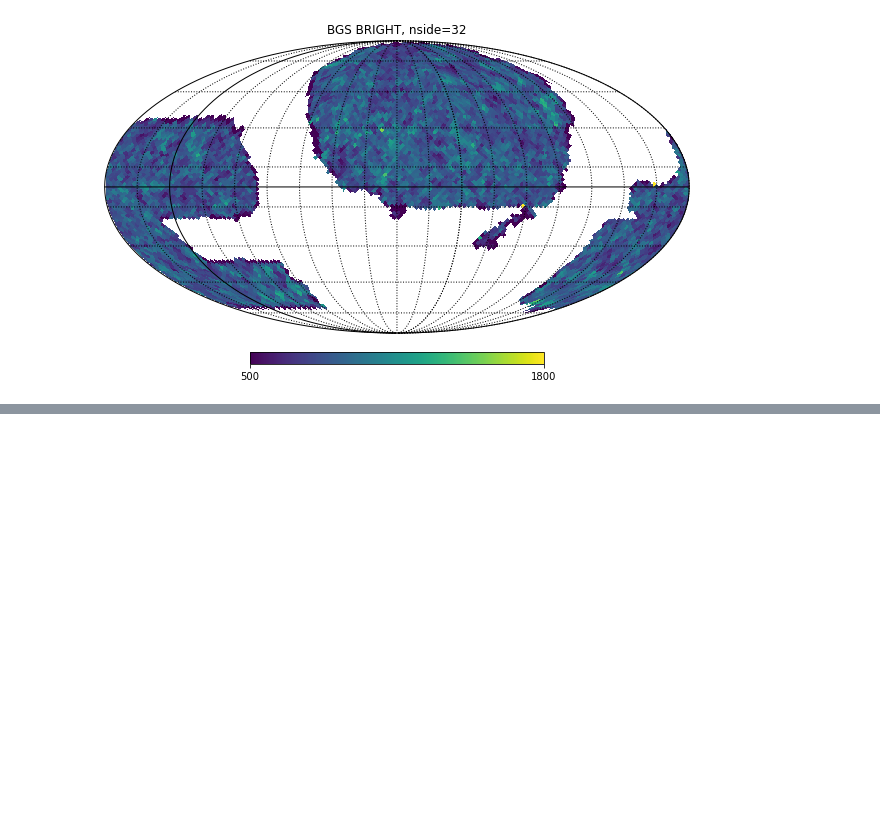
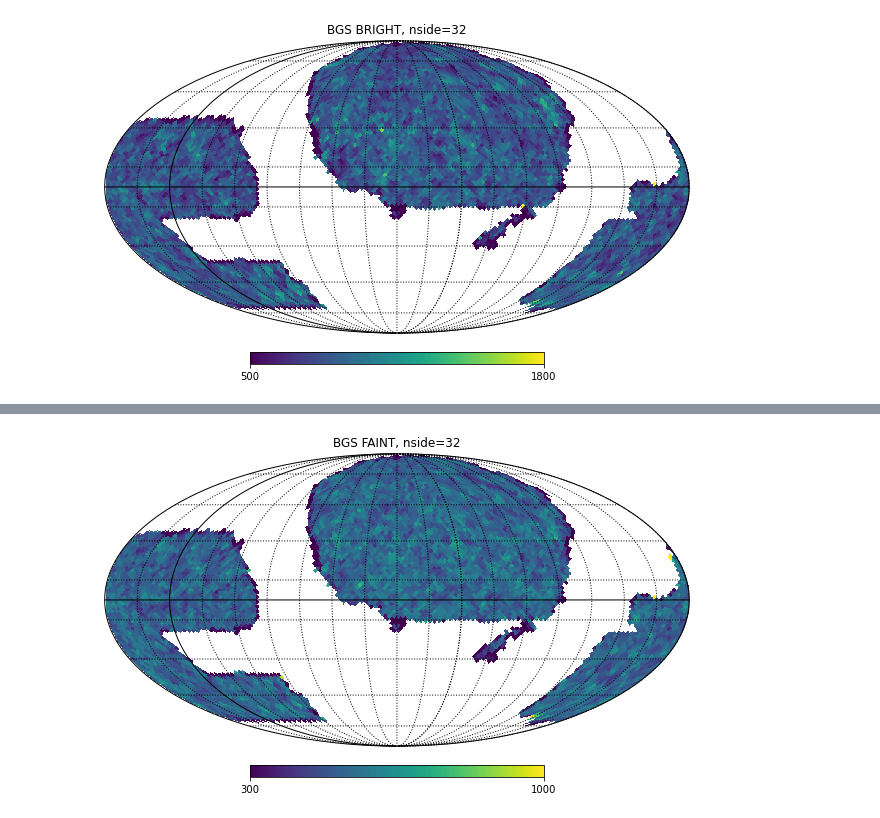
Before and after one commit to leahbigwood/S4Mock, a Jupyter notebook: docs/nb/bgs_main_map.ipynb, the cells around one changed output, grey strips where cells are left out. Cells and saved outputs as stored; diff of their text form; code cells hidden in the pictures; blank space fills up the shorter version.

```diff
--- a/docs/nb/bgs_main_map.ipynb
+++ b/docs/nb/bgs_main_map.ipynb
@@ -92,0 +111,2 @@ Text(0.5, 1.0, 'Two randoms')
+# %%
+faint_main_survey_targs = S4Mock_io.read_mainsurvey_targets_faint()
@@ -92,0 +131,9 @@ Text(0.5, 1.0, 'Two randoms')
+# %%
+faint_target_pixel_density = geometry.targ_hpmap(faint_main_survey_targs,norm=corr_pixel_area)
+
+#mollview map of pixels
+#mollview map of pixels
+hp.mollview(faint_target_pixel_density,nest=True,rot=(220, 0.0, 0.0), badcolor='white',title='BGS FAINT, nside=32',min=300,max=1000)
+hp.graticule(dpar=5, dmer=5)
+# %% [output]
+[figure, added]
```
Also changed, not shown: parts of 12 cells of this notebook, 6 other files.
